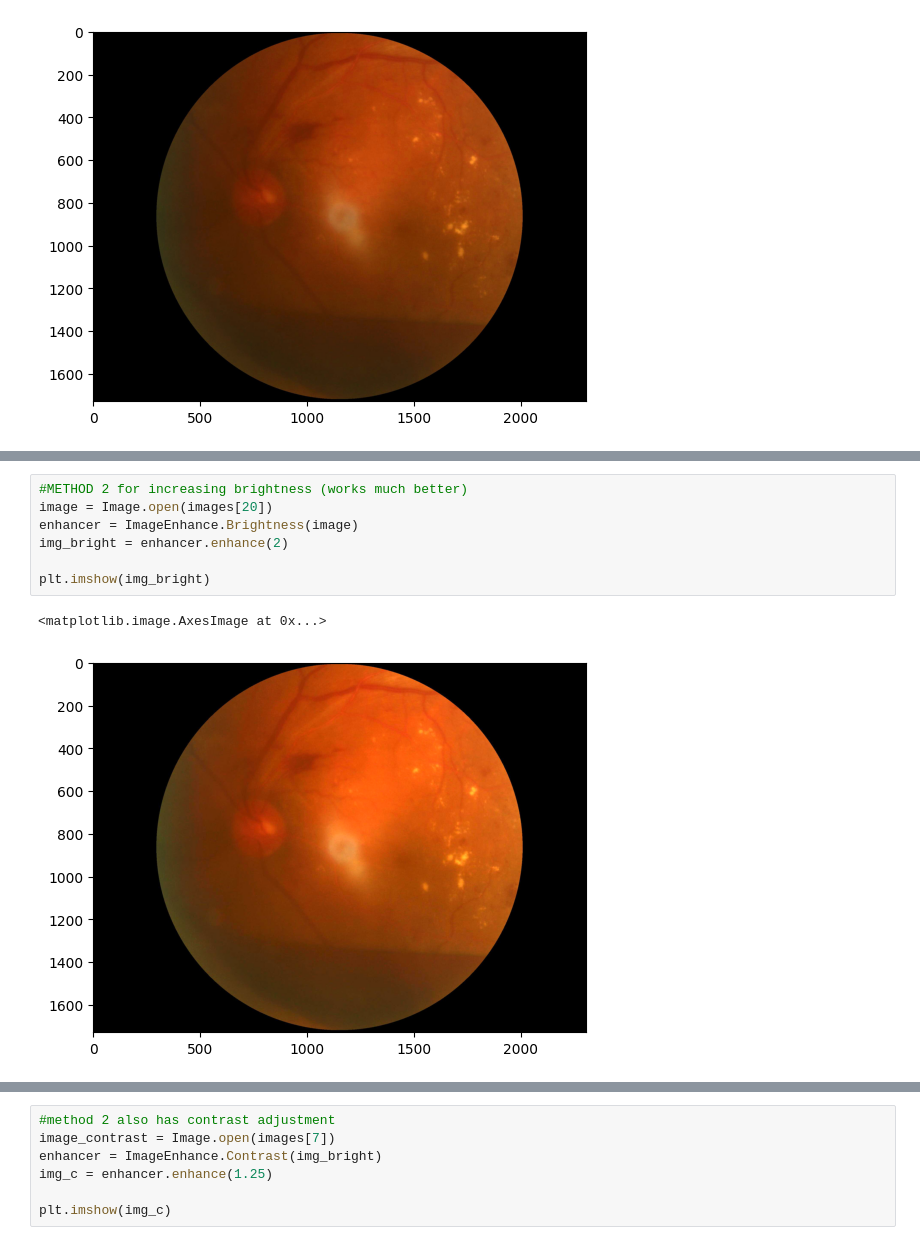
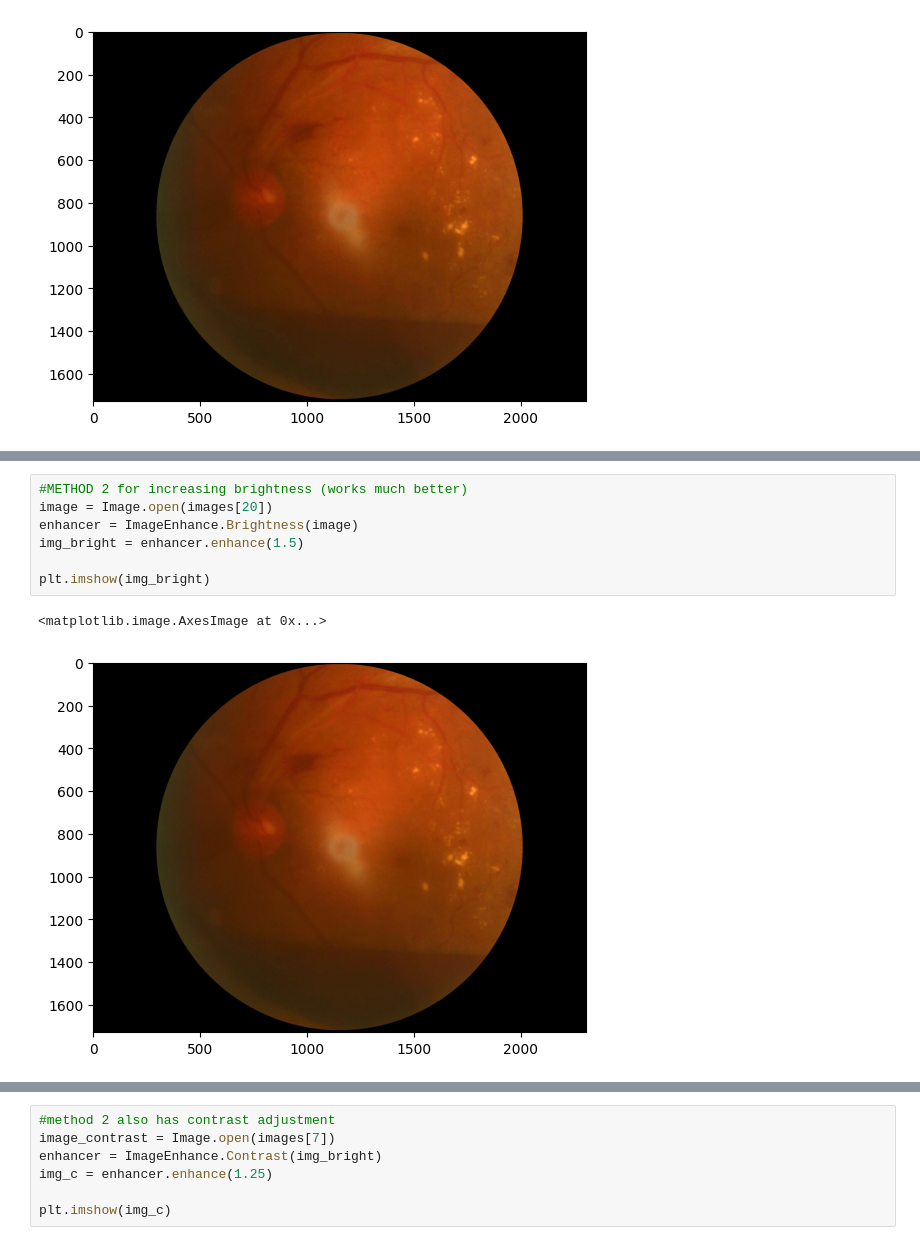
Before and after one commit to SiyungCho/Diabetic-Retinopathy-Detection, a Jupyter notebook: data_preprocessing.ipynb, the cells around one changed output, grey strips where cells are left out. Cells and saved outputs as stored; diff of their text form.

```diff
--- a/data_preprocessing.ipynb
+++ b/data_preprocessing.ipynb
@@ -122,10 +157,10 @@ plt.show()
 # %%
 #METHOD 2 for increasing brightness (works much better)
 image = Image.open(images[20])
 enhancer = ImageEnhance.Brightness(image)
-img_bright = enhancer.enhance(2)
+img_bright = enhancer.enhance(1.5)
 
 plt.imshow(img_bright)
 # %% [output]
 <matplotlib.image.AxesImage at 0x...>
-[figure, old version]
+[figure, new version]
```
Also changed, not shown: parts of 12 cells of this notebook.
